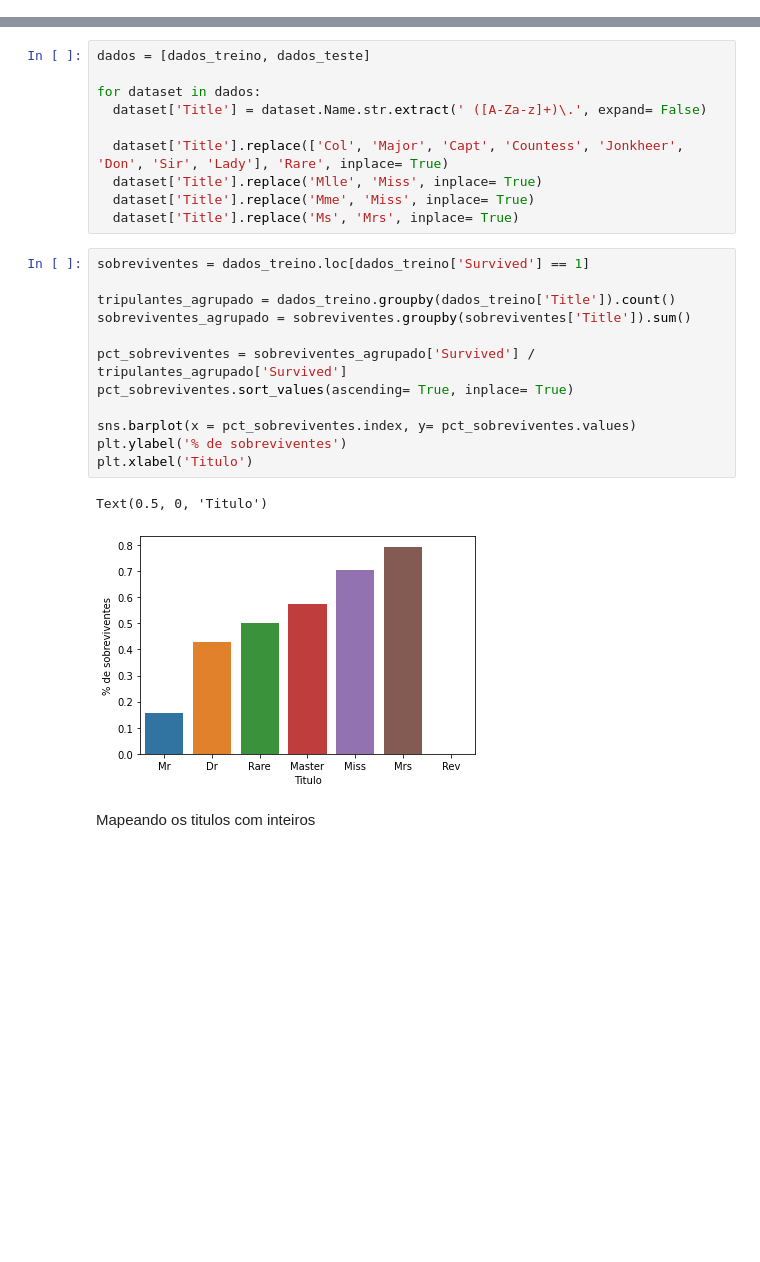
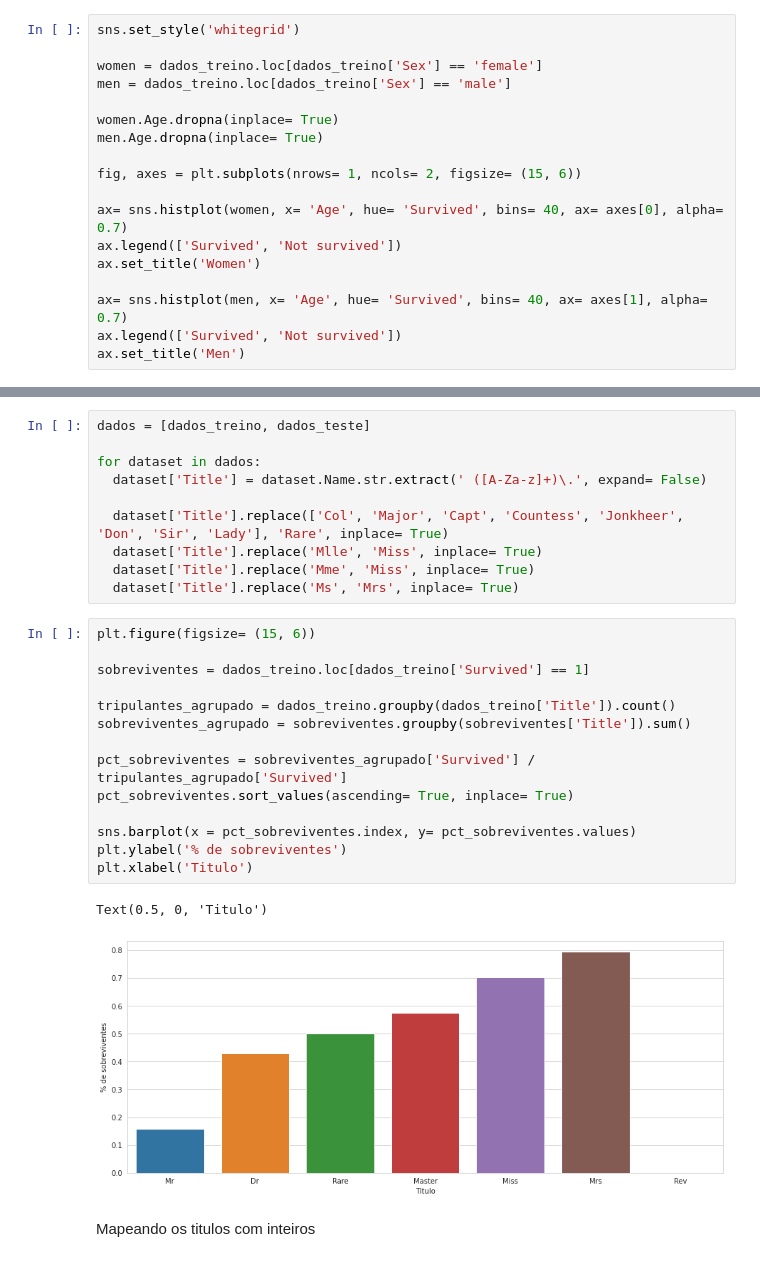
Before and after one commit to HelvioSiqueira/Classificacao-dataset-do-Titanic, a Jupyter notebook: Titanic.ipynb, the cells around one changed output, grey strips where cells are left out. Saved outputs shown, nothing was run; the diff lists cells and outputs as text; blank space fills up the shorter version.

```diff
--- a/Titanic.ipynb
+++ b/Titanic.ipynb
@@ -119,0 +104,18 @@ ax.legend()
+# %%
+sns.set_style('whitegrid')
+
+women = dados_treino.loc[dados_treino['Sex'] == 'female']
+men = dados_treino.loc[dados_treino['Sex'] == 'male']
+
+women.Age.dropna(inplace= True)
+men.Age.dropna(inplace= True)
+
+fig, axes = plt.subplots(nrows= 1, ncols= 2, figsize= (15, 6))
+
+ax= sns.histplot(women, x= 'Age', hue= 'Survived', bins= 40, ax= axes[0], alpha= 0.7)
+ax.legend(['Survived', 'Not survived'])
+ax.set_title('Women')
+
+ax= sns.histplot(men, x= 'Age', hue= 'Survived', bins= 40, ax= axes[1], alpha= 0.7)
+ax.legend(['Survived', 'Not survived'])
+ax.set_title('Men')
@@ -268,20 +298,22 @@ for dataset in dados:
   dataset['Title'].replace('Mme', 'Miss', inplace= True)
   dataset['Title'].replace('Ms', 'Mrs', inplace= True)
 # %%
+plt.figure(figsize= (15, 6))
+
 sobreviventes = dados_treino.loc[dados_treino['Survived'] == 1]
 
 tripulantes_agrupado = dados_treino.groupby(dados_treino['Title']).count()
 sobreviventes_agrupado = sobreviventes.groupby(sobreviventes['Title']).sum()
 
 pct_sobreviventes = sobreviventes_agrupado['Survived'] / tripulantes_agrupado['Survived']
 pct_sobreviventes.sort_values(ascending= True, inplace= True)
 
 sns.barplot(x = pct_sobreviventes.index, y= pct_sobreviventes.values)
 plt.ylabel('% de sobreviventes')
 plt.xlabel('Titulo')
 # %% [output]
 Text(0.5, 0, 'Titulo')
-[figure, old version]
+[figure, new version]
 # %% [markdown]
 Mapeando os titulos com inteiros
 # %%
```
Also changed, not shown: parts of 14 cells of this notebook.
